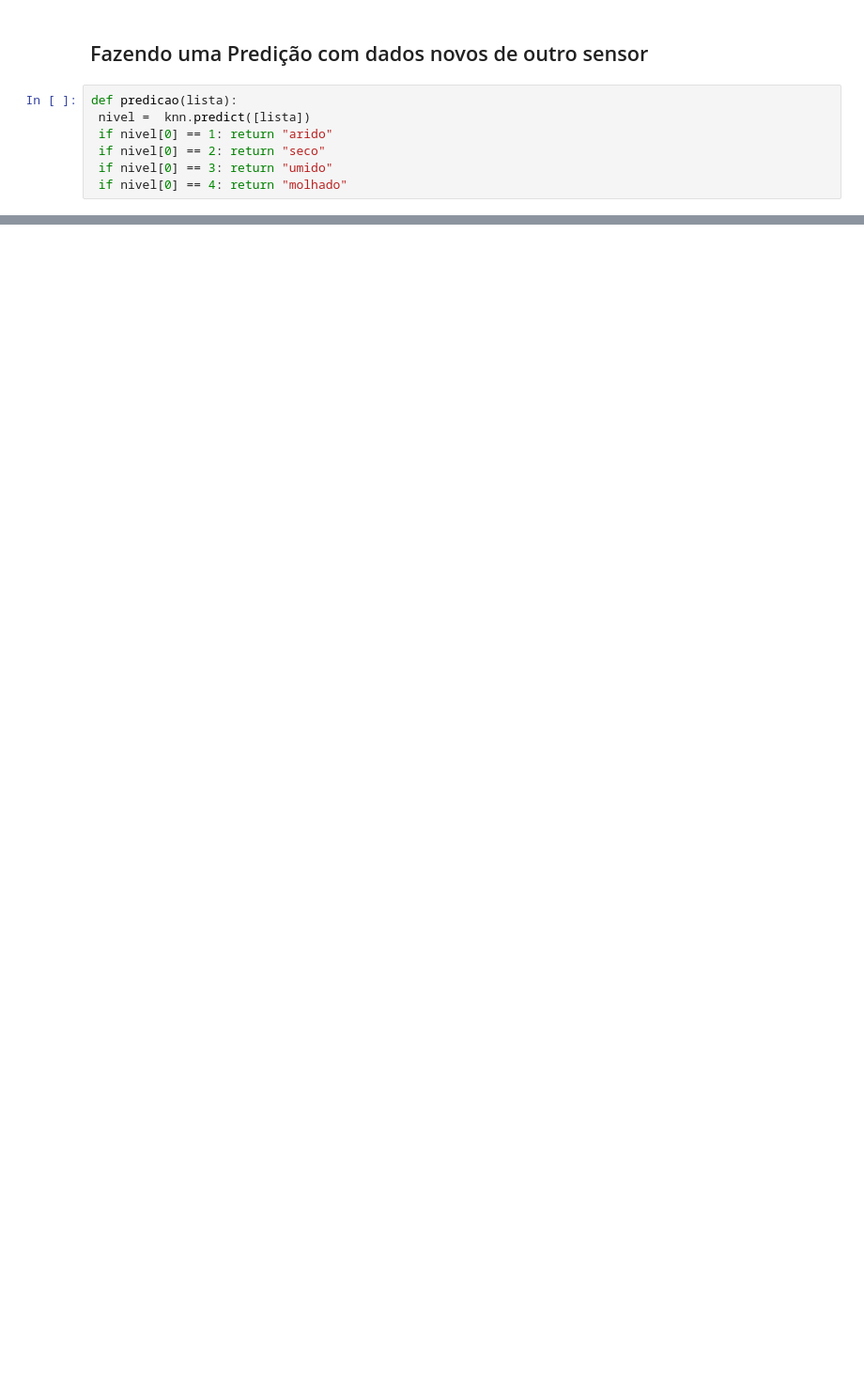
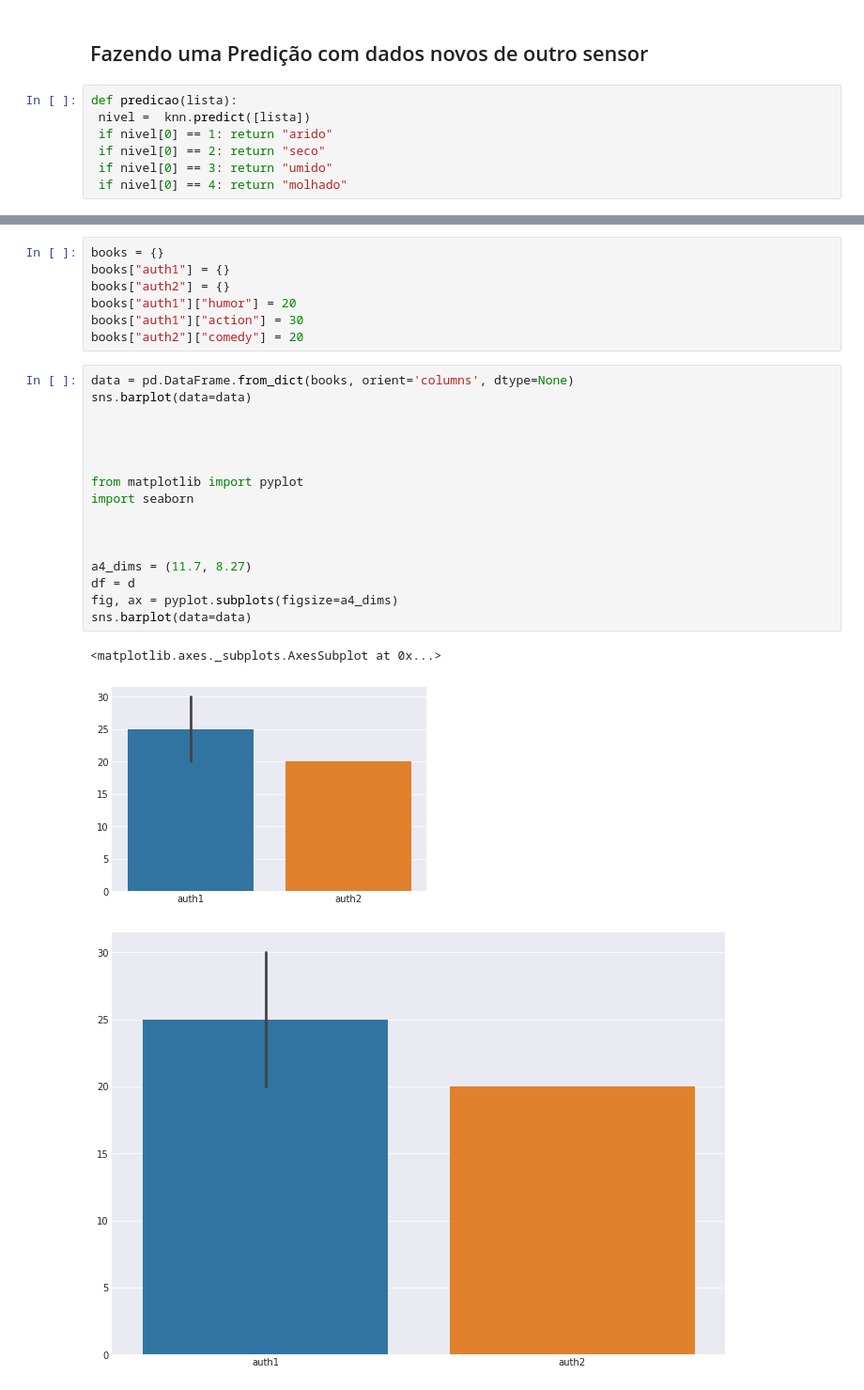
Before and after one commit to juanengml/gardening-robot, a Jupyter notebook: Gardening Robot.ipynb, the cells around one changed output, grey strips where cells are left out. Shown: that part at 94% size. Cells and saved outputs as stored; diff of their text form; blank space fills up the shorter version.

```diff
--- a/Gardening Robot.ipynb
+++ b/Gardening Robot.ipynb
@@ -234,0 +319,27 @@ SyntaxError: invalid syntax (<ipython-input-22-6218650540b4>, line 1)
+# %%
+books = {}
+books["auth1"] = {}
+books["auth2"] = {}
+books["auth1"]["humor"] = 20
+books["auth1"]["action"] = 30
+books["auth2"]["comedy"] = 20
+# %%
+data = pd.DataFrame.from_dict(books, orient='columns', dtype=None)
+sns.barplot(data=data)
+
+
+
+
+from matplotlib import pyplot
+import seaborn
+
+
+
+a4_dims = (11.7, 8.27)
+df = d
+fig, ax = pyplot.subplots(figsize=a4_dims)
+sns.barplot(data=data)
+# %% [output]
+<matplotlib.axes._subplots.AxesSubplot at 0x...>
+[figure, added]
+[figure, added]
```
Also changed, not shown: parts of 18 cells of this notebook, 1 other file.
